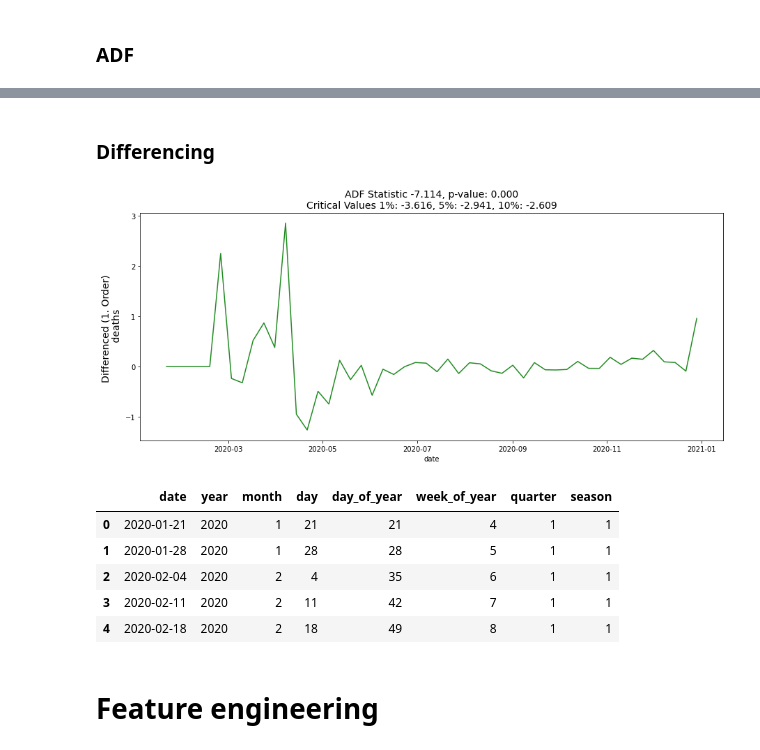
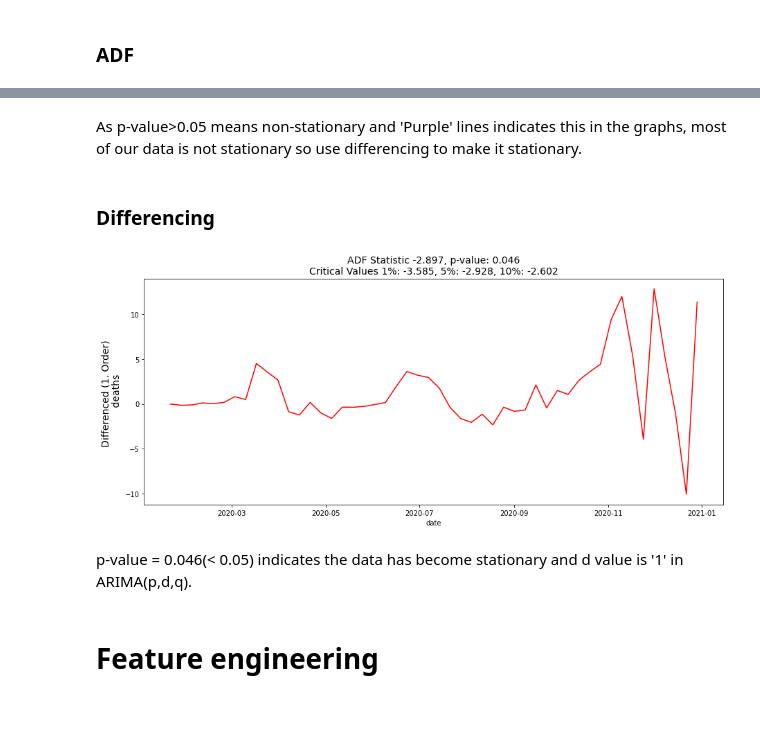
Before and after one commit to SravaniKatlaganti/TimeSeriesAnalysisOfCOVID19, a Jupyter notebook: Covid19.ipynb, the cells around one changed output, grey strips where cells are left out. Saved outputs shown, nothing was run; the diff lists cells and outputs as text; code cells hidden in the pictures; blank space fills up the shorter version.

```diff
--- a/Covid19.ipynb
+++ b/Covid19.ipynb
@@ -206,3 +112,0 @@ plt.show()
-# %%
-df['deaths'] = df['deaths'].interpolate()
-df['cases'] = df['cases'].interpolate()
@@ -242,9 +115,8 @@ plt.show()
 # %% [markdown]
 ## Data Resampling
 # %%
-# As we can see, downsample to weekly could smooth the data and hgelp with analysis
-downsample = df[['date', 'cases', 'cases_avg', 'deaths', 'deaths_avg']].resample('7D', on='date').mean().reset_index(drop=False)
-
+# To smooth the data, downsample data from daily to weekly
+downsample = df[['date','state', 'cases', 'cases_avg', 'deaths', 'deaths_avg']].resample('7D', on='date').mean().reset_index(drop=False)
 df = downsample.copy()
 # %% [markdown]
 ## Stationarity
@@ -273,10 +148,3 @@ plt.show()
-# %%
-df['deaths'] = df['deaths'].replace(np.inf, 0)
-df['deaths'] = df['deaths'].replace(np.nan, 0)
-df['deaths'] = df['deaths'].replace(-np.inf, 0)
-
-df['cases'] = df['cases'].replace(np.inf, 0)
-df['cases'] = df['cases'].replace(np.nan, 0)
 # %% [markdown]
 ### ADF
 # %%
@@ -332,2 +198,0 @@ plt.show()
-# %%
-df['deaths'] = df['deaths'].replace(-np.inf, 0)
@@ -342,30 +199,19 @@ sns.distplot(df['deaths'], ax=ax[1])
+# %% [markdown]
+As p-value>0.05 means non-stationary and 'Purple' lines indicates this in the graphs, most of our data is not stationary so use differencing to make it stationary.
 # %% [markdown]
 ### Differencing
 # %%
 # First Order Differencing
-ts_diff = np.diff(df['deaths'])
-df['deaths'] = np.append([0], ts_diff)
+ts_diff = np.diff(df['cases'])
+df['cases_diff_1'] = np.append([0], ts_diff)
 
+# Plot column after differencing and
 f, ax = plt.subplots(nrows=1, ncols=1, figsize=(15, 6))
-visualize_adfuller_results(df['deaths'], 'Differenced (1. Order) \n deaths', ax)
+# Visualize ADF results
+visualize_adfuller_results(df['cases_diff_1'], 'Differenced (1. Order) \n deaths', ax)
 # %% [output]
-[figure, old version]
+[figure, new version]
-# %%
-df['year'] = pd.DatetimeIndex(df['date']).year
-df['month'] = pd.DatetimeIndex(df['date']).month
-df['day'] = pd.DatetimeIndex(df['date']).day
-df['day_of_year'] = pd.DatetimeIndex(df['date']).dayofyear
-df['week_of_year'] = pd.DatetimeIndex(df['date']).weekofyear
-df['quarter'] = pd.DatetimeIndex(df['date']).quarter
-df['season'] = df['month'] % 12 // 3 + 1
-
-df[['date', 'year', 'month', 'day', 'day_of_year', 'week_of_year', 'quarter', 'season']].head()
-# %% [output]
-|  | date | year | month | day | day_of_year | week_of_year | quarter | season |
-| 0 | 2020-01-21 | 2020 | 1 | 21 | 21 | 4 | 1 | 1 |
-| 1 | 2020-01-28 | 2020 | 1 | 28 | 28 | 5 | 1 | 1 |
-| 2 | 2020-02-04 | 2020 | 2 | 4 | 35 | 6 | 1 | 1 |
-| 3 | 2020-02-11 | 2020 | 2 | 11 | 42 | 7 | 1 | 1 |
-| 4 | 2020-02-18 | 2020 | 2 | 18 | 49 | 8 | 1 | 1 |
+# %% [markdown]
+p-value = 0.046(< 0.05) indicates the data has become stationary and d value is '1' in ARIMA(p,d,q).
 # %% [markdown]
 # Feature engineering
```
Also changed, not shown: parts of 73 cells of this notebook, 1 other file.
